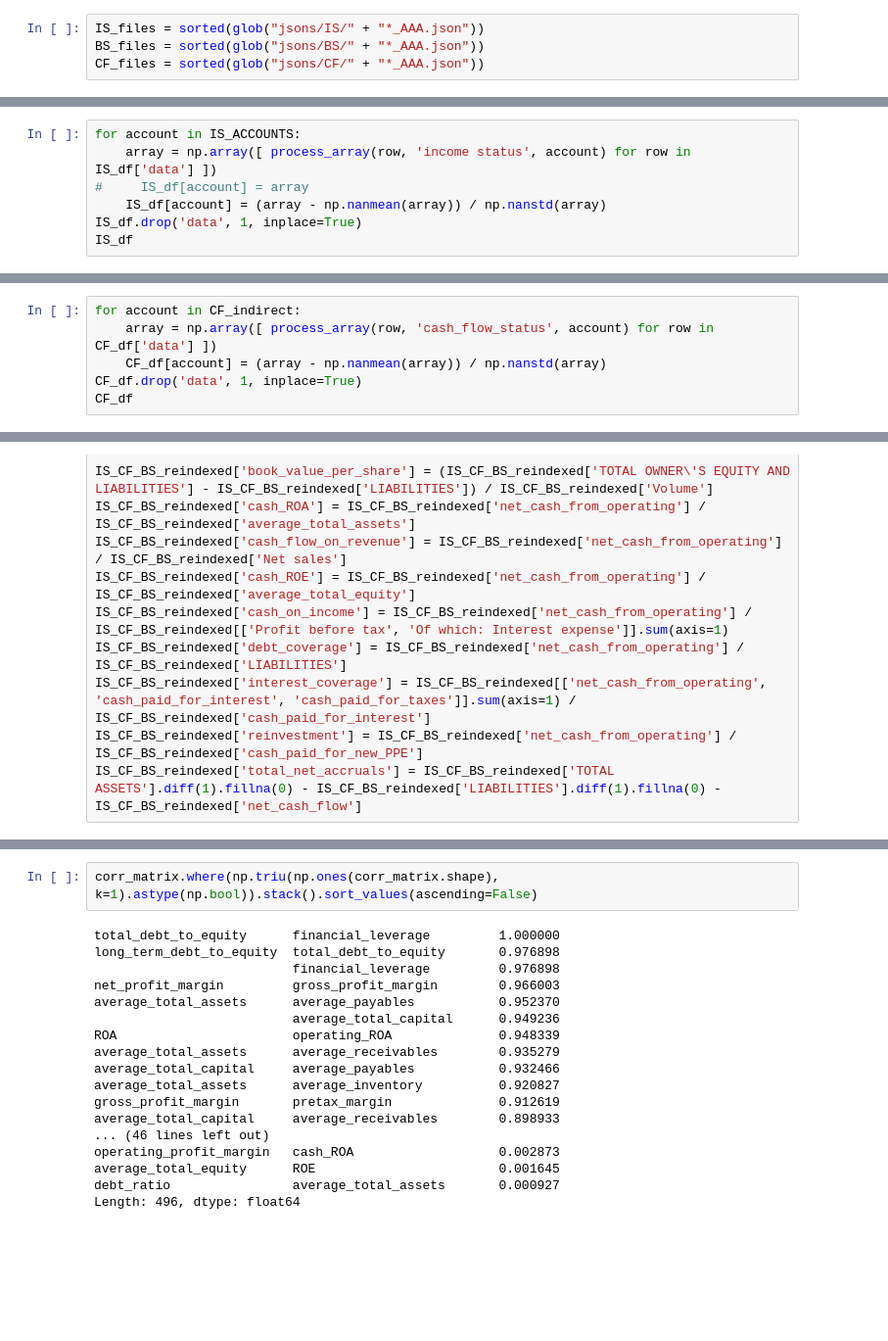
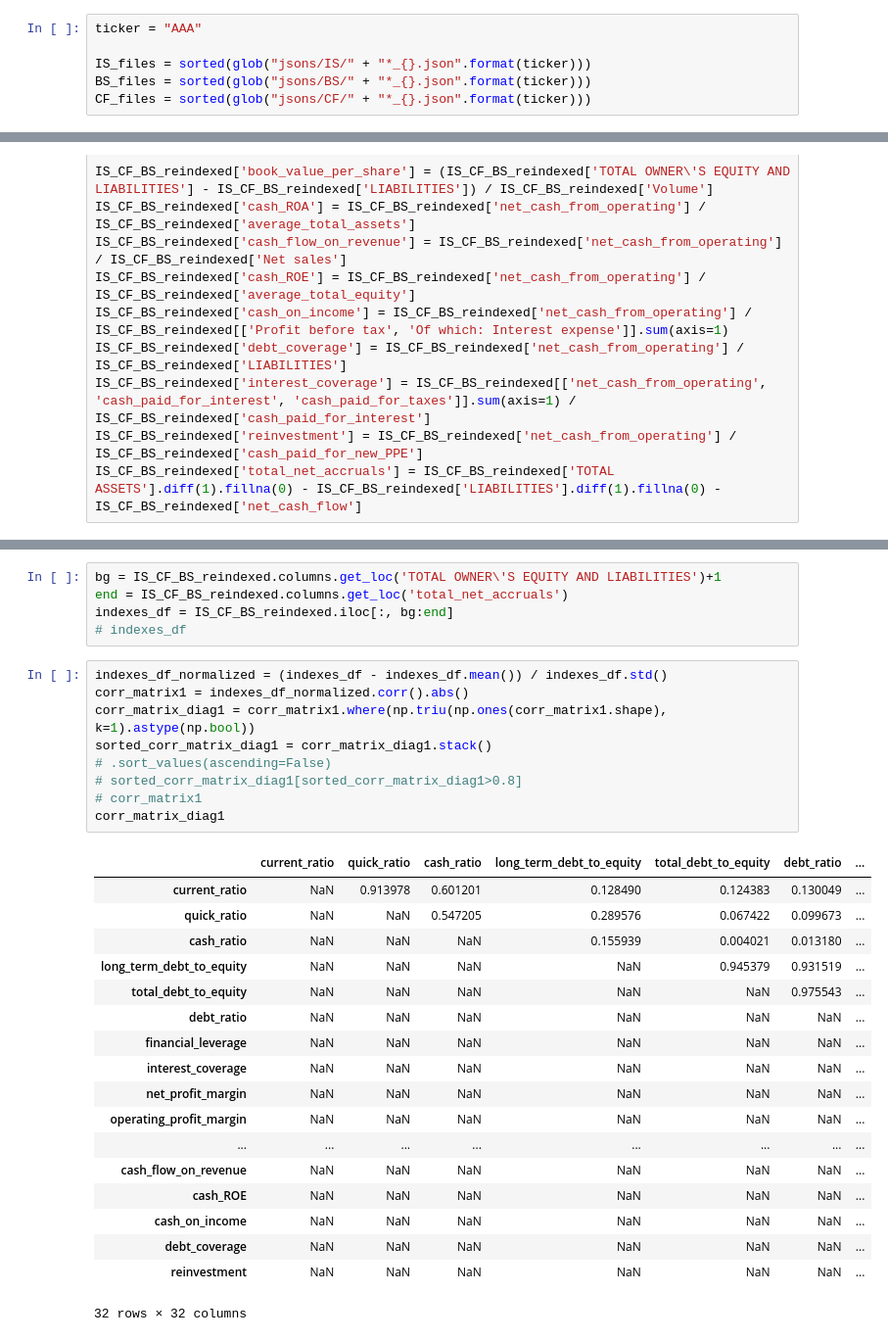
Before and after one commit to vincetran96/Scrape-Finance-Data, a Jupyter notebook: models/VAT_preprocess - Single company - Combine BS IS CF.ipynb, the cells around one changed output, grey strips where cells are left out. Shown: that part at 98% size. Drawn from its saved outputs; the diff is of its cells as text; blank space fills up the shorter version.

```diff
--- a/models/VAT_preprocess - Single company - Combine BS IS CF.ipynb
+++ b/models/VAT_preprocess - Single company - Combine BS IS CF.ipynb
@@ -8,7 +9,9 @@ import matplotlib.pyplot as plt
 # %%
-IS_files = sorted(glob("jsons/IS/" + "*_AAA.json"))
-BS_files = sorted(glob("jsons/BS/" + "*_AAA.json"))
-CF_files = sorted(glob("jsons/CF/" + "*_AAA.json"))
+ticker = "AAA"
+
+IS_files = sorted(glob("jsons/IS/" + "*_{}.json".format(ticker)))
+BS_files = sorted(glob("jsons/BS/" + "*_{}.json".format(ticker)))
+CF_files = sorted(glob("jsons/CF/" + "*_{}.json".format(ticker)))
 # %%
 IS_ACCOUNTS = ["Net sales",
             "Cost of goods sold",
@@ -235,7 +255,0 @@ for file in CF_files:
-# %%
-for account in IS_ACCOUNTS:
-    array = np.array([ process_array(row, 'income status', account) for row in IS_df['data'] ])
-#     IS_df[account] = array
-    IS_df[account] = (array - np.nanmean(array)) / np.nanstd(array)
-IS_df.drop('data', 1, inplace=True)
-IS_df
@@ -297,6 +302,0 @@ BS_df
-# %%
-for account in CF_indirect:
-    array = np.array([ process_array(row, 'cash_flow_status', account) for row in CF_df['data'] ])
-    CF_df[account] = (array - np.nanmean(array)) / np.nanstd(array)
-CF_df.drop('data', 1, inplace=True)
-CF_df
@@ -440,20 +361,33 @@ corr_matrix
+# %%
+bg = IS_CF_BS_reindexed.columns.get_loc('TOTAL OWNER\'S EQUITY AND LIABILITIES')+1
+end = IS_CF_BS_reindexed.columns.get_loc('total_net_accruals')
+indexes_df = IS_CF_BS_reindexed.iloc[:, bg:end]
+# indexes_df
 # %%
-corr_matrix.where(np.triu(np.ones(corr_matrix.shape), k=1).astype(np.bool)).stack().sort_values(ascending=False)
+indexes_df_normalized = (indexes_df - indexes_df.mean()) / indexes_df.std()
+corr_matrix1 = indexes_df_normalized.corr().abs()
+corr_matrix_diag1 = corr_matrix1.where(np.triu(np.ones(corr_matrix1.shape), k=1).astype(np.bool))
+sorted_corr_matrix_diag1 = corr_matrix_diag1.stack()
+# .sort_values(ascending=False)
+# sorted_corr_matrix_diag1[sorted_corr_matrix_diag1>0.8]
+# corr_matrix1
+corr_matrix_diag1
 # %% [output]
+|  | current_ratio | quick_ratio | cash_ratio | long_term_debt_to_equity | total_debt_to_equity | debt_ratio | ... |
+| current_ratio | NaN | 0.913978 | 0.601201 | 0.128490 | 0.124383 | 0.130049 | ... |
+| quick_ratio | NaN | NaN | 0.547205 | 0.289576 | 0.067422 | 0.099673 | ... |
+| cash_ratio | NaN | NaN | NaN | 0.155939 | 0.004021 | 0.013180 | ... |
+| long_term_debt_to_equity | NaN | NaN | NaN | NaN | 0.945379 | 0.931519 | ... |
+| total_debt_to_equity | NaN | NaN | NaN | NaN | NaN | 0.975543 | ... |
+| debt_ratio | NaN | NaN | NaN | NaN | NaN | NaN | ... |
+| financial_leverage | NaN | NaN | NaN | NaN | NaN | NaN | ... |
+| interest_coverage | NaN | NaN | NaN | NaN | NaN | NaN | ... |
+| net_profit_margin | NaN | NaN | NaN | NaN | NaN | NaN | ... |
+| operating_profit_margin | NaN | NaN | NaN | NaN | NaN | NaN | ... |
+| ... | ... | ... | ... | ... | ... | ... | ... |
+| cash_flow_on_revenue | NaN | NaN | NaN | NaN | NaN | NaN | ... |
+| cash_ROE | NaN | NaN | NaN | NaN | NaN | NaN | ... |
+| cash_on_income | NaN | NaN | NaN | NaN | NaN | NaN | ... |
+| debt_coverage | NaN | NaN | NaN | NaN | NaN | NaN | ... |
+| reinvestment | NaN | NaN | NaN | NaN | NaN | NaN | ... |
-total_debt_to_equity      financial_leverage         1.000000
-long_term_debt_to_equity  total_debt_to_equity       0.976898
-                          financial_leverage         0.976898
-net_profit_margin         gross_profit_margin        0.966003
-average_total_assets      average_payables           0.952370
-                          average_total_capital      0.949236
-ROA                       operating_ROA              0.948339
-average_total_assets      average_receivables        0.935279
-average_total_capital     average_payables           0.932466
-average_total_assets      average_inventory          0.920827
-gross_profit_margin       pretax_margin              0.912619
-average_total_capital     average_receivables        0.898933
-... (46 lines left out)
-operating_profit_margin   cash_ROA                   0.002873
-average_total_equity      ROE                        0.001645
-debt_ratio                average_total_assets       0.000927
-Length: 496, dtype: float64
+32 rows × 32 columns
```
Also changed, not shown: parts of 11 cells of this notebook, 38 other files.
